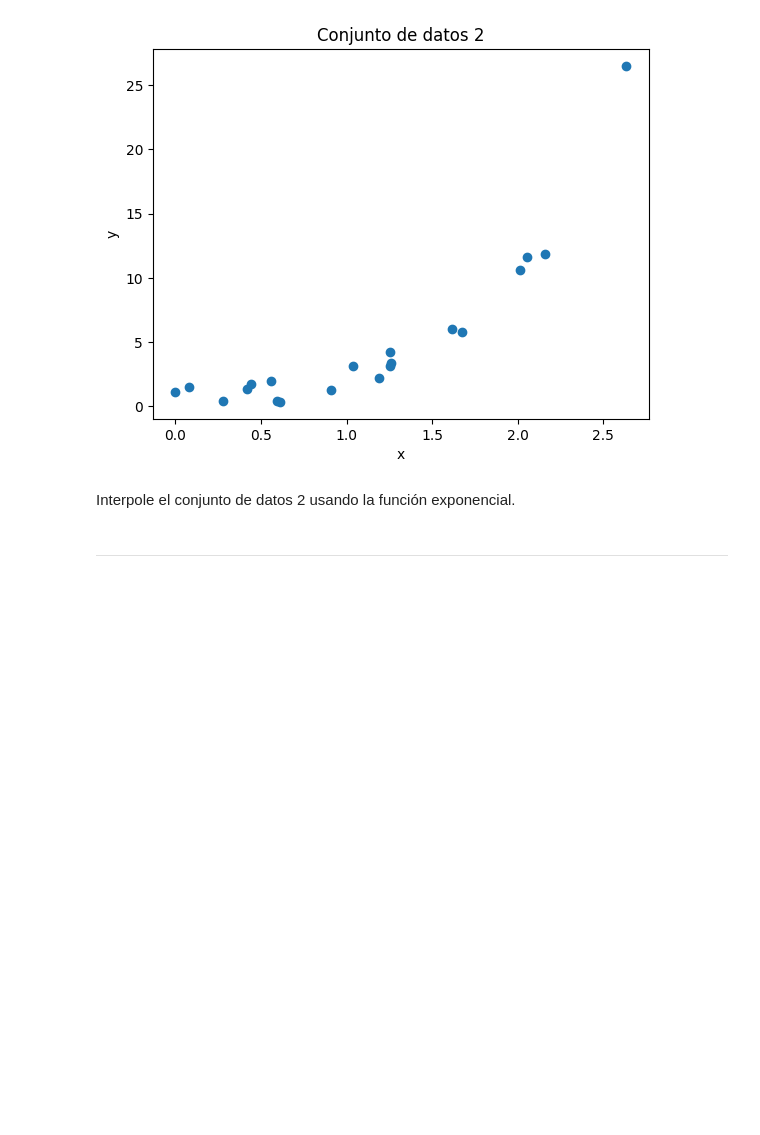
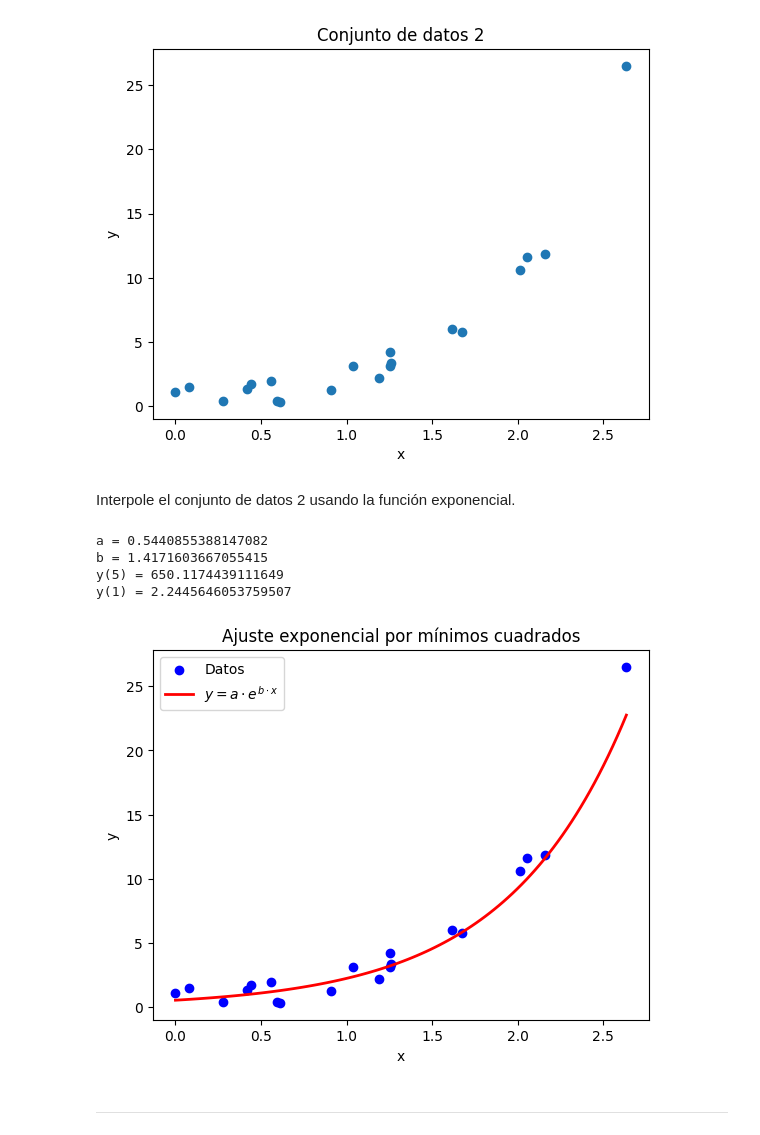
Before and after one commit to freddy1604/PRUEBA2, a Jupyter notebook: PREGUNTA2/min_cuadrados.ipynb, the cells around one changed output. Cells and saved outputs as stored; diff of their text form; code cells hidden in the pictures; blank space fills up the shorter version.

```diff
--- a/PREGUNTA2/min_cuadrados.ipynb
+++ b/PREGUNTA2/min_cuadrados.ipynb
@@ -296,5 +295,65 @@ plt.show()
 [figure]
 # %% [markdown]
 Interpole el conjunto de datos 2 usando la función exponencial.
+# %%
+import numpy as np
+import matplotlib.pyplot as plt
+
+# Definición de la función exponencial
+def exponencial(x, pars):
+    a, b = pars
+    return a * np.exp(b * x)
+
+# Ajustar mínimos cuadrados para función exponencial
+def ajustar_exponencial(xs, ys):
+    # Linealizar el problema: ln(y) = ln(a) + b * x
+    log_ys = np.log(ys)
+    A = np.vstack([xs, np.ones(len(xs))]).T
+    b, log_a = np.linalg.lstsq(A, log_ys, rcond=None)[0]
+    a = np.exp(log_a)
+    return a, b
+
+# Sustituye aquí los valores de xs2 y ys2
+xs = [0.0003, 0.0822, 0.2770, 0.4212, 0.4403, 0.5588, 0.5943, 0.6134, 0.9070,
+      1.0367, 1.1903, 1.2511, 1.2519, 1.2576, 1.6165, 1.6761, 2.0114, 2.0557,
+      2.1610, 2.6344]
+ys = [1.1017, 1.5021, 0.3844, 1.3251, 1.7206, 1.9453, 0.3894, 0.3328, 1.2887,
+      3.1239, 2.1778, 3.1078, 4.1856, 3.3640, 6.0330, 5.8088, 10.5890, 11.5865,
+      11.8221, 26.5077]
+
+# Ajustar los datos al modelo exponencial
+pars = ajustar_exponencial(xs, ys)
+
+# Coeficientes del ajuste exponencial
+a, b = pars
+
+# Calcular y(5) y y(1) usando la función exponencial ajustada
+y_5 = exponencial(5, pars)
+y_1 = exponencial(1, pars)
+
+# Mostrar resultados
+print(f"a = {a}")
+print(f"b = {b}")
+print(f"y(5) = {y_5}")
+print(f"y(1) = {y_1}")
+
+# Generar puntos para la curva ajustada
+x = np.linspace(min(xs), max(xs), 100)
+y = exponencial(x, pars)
+
+# Graficar datos y ajuste
+plt.scatter(xs, ys, label="Datos", color="blue")
+plt.plot(x, y, color="red", label=r"$ y = a \cdot e^{b \cdot x} $", linewidth=2)
+plt.xlabel("x")
+plt.ylabel("y")
+plt.title("Ajuste exponencial por mínimos cuadrados")
+plt.legend()
+plt.show()
+# %% [output]
+a = 0.5440855388147082
+b = 1.4171603667055415
+y(5) = 650.1174439111649
+y(1) = 2.2445646053759507
+[figure, added]
 # %% [markdown]
 -----
```
Also changed, not shown: parts of 2 cells of this notebook.
